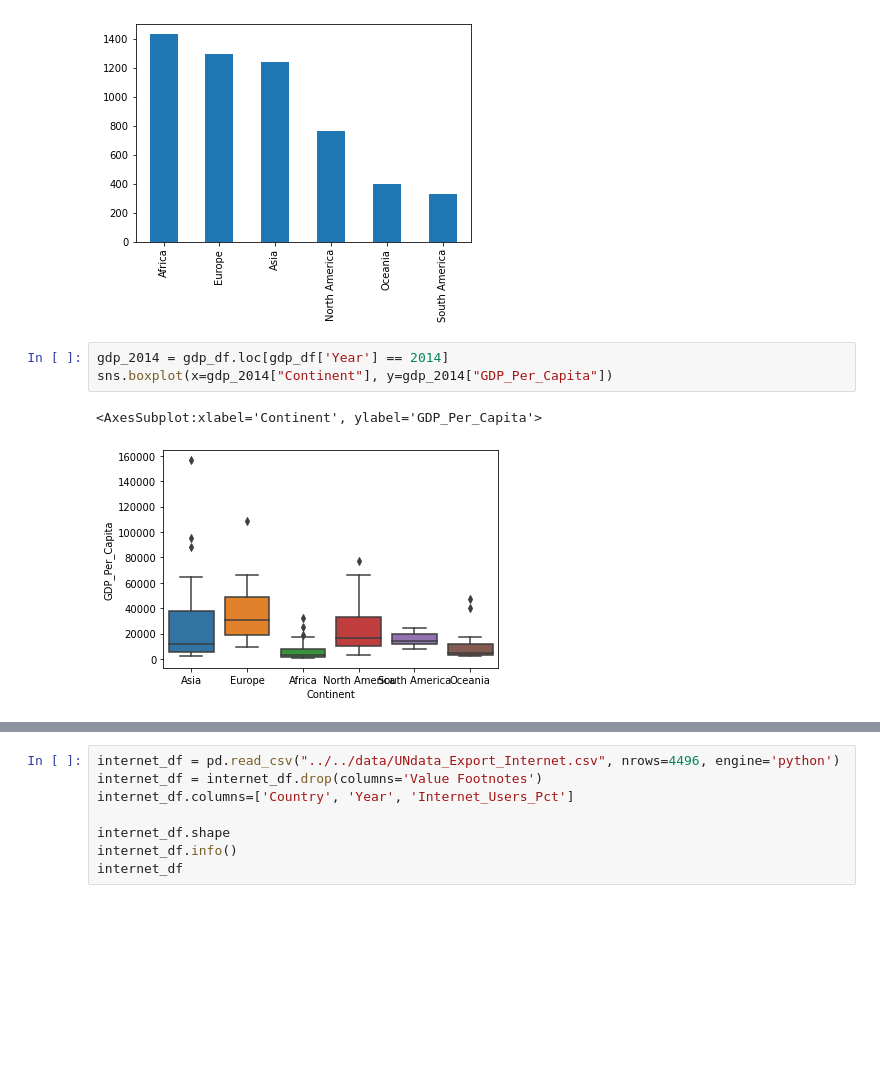
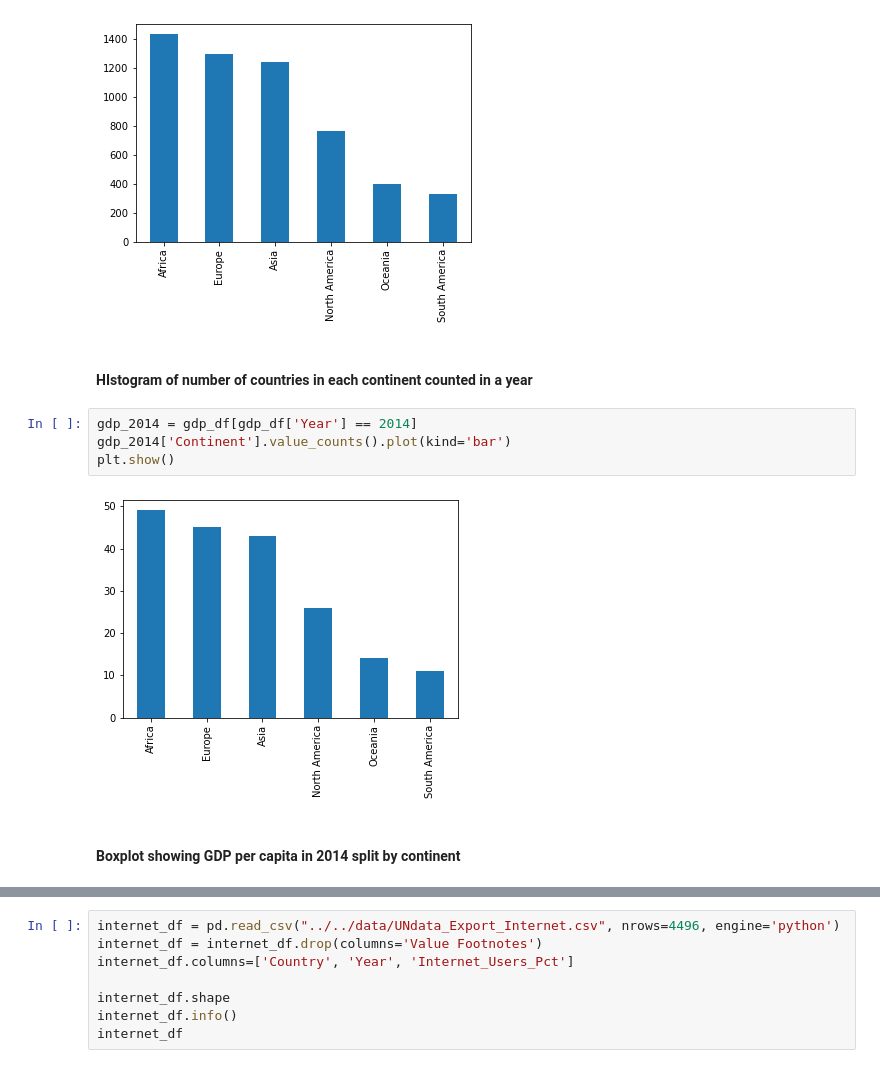
Before and after one commit to nss-data-science-cohort-5/un_exploration-CReihsmann, a Jupyter notebook: notebooks/un-exploration/UN_Data_Exploration.ipynb, the cells around one changed output, grey strips where cells are left out. Saved outputs shown, nothing was run; the diff lists cells and outputs as text; blank space fills up the shorter version.

```diff
--- a/notebooks/un-exploration/UN_Data_Exploration.ipynb
+++ b/notebooks/un-exploration/UN_Data_Exploration.ipynb
@@ -197,9 +224,13 @@ gdp_df['Continent'].value_counts().plot(kind='bar')
 plt.show()
 # %% [output]
 [figure]
+# %% [markdown]
+#### HIstogram of number of countries in each continent counted in a year
 # %%
-gdp_2014 = gdp_df.loc[gdp_df['Year'] == 2014]
-sns.boxplot(x=gdp_2014["Continent"], y=gdp_2014["GDP_Per_Capita"])
+gdp_2014 = gdp_df[gdp_df['Year'] == 2014]
+gdp_2014['Continent'].value_counts().plot(kind='bar')
+plt.show()
 # %% [output]
-<AxesSubplot:xlabel='Continent', ylabel='GDP_Per_Capita'>
-[figure, old version]
+[figure, new version]
+# %% [markdown]
+#### Boxplot showing GDP per capita in 2014 split by continent
```
Also changed, not shown: parts of 62 cells of this notebook.
